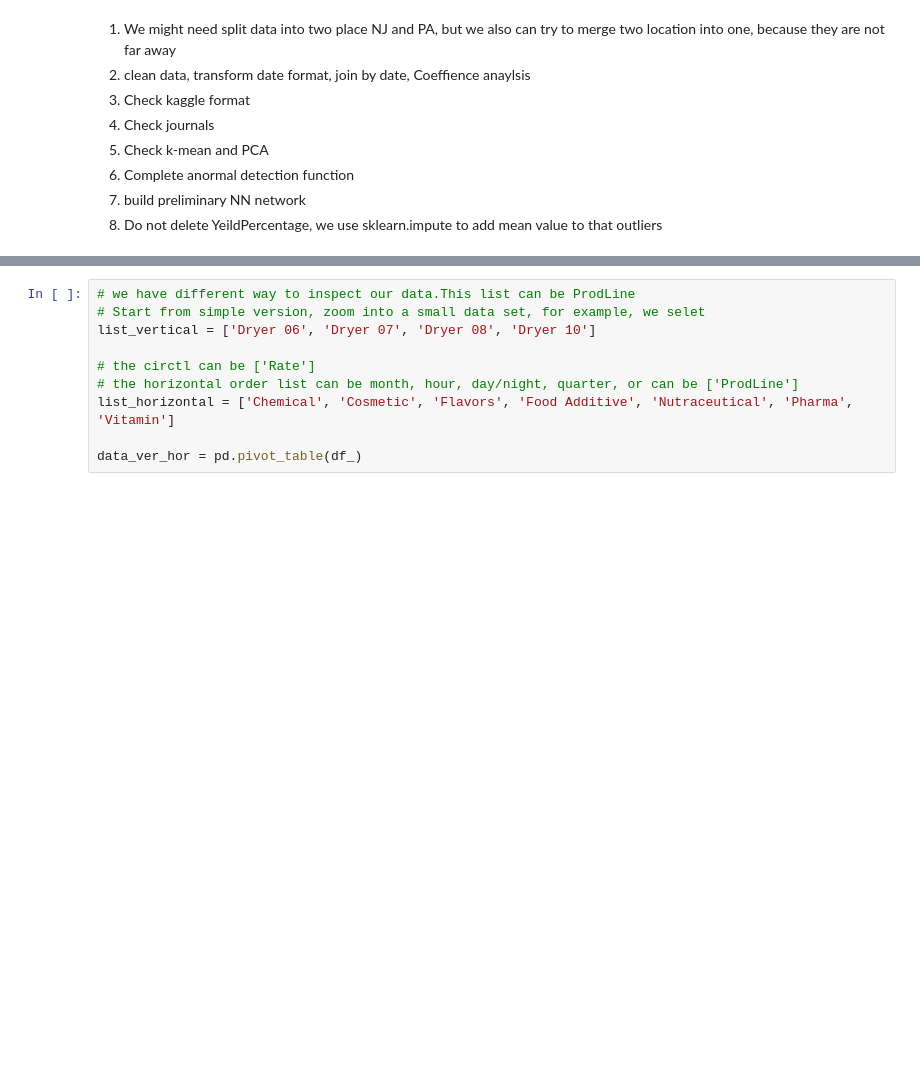
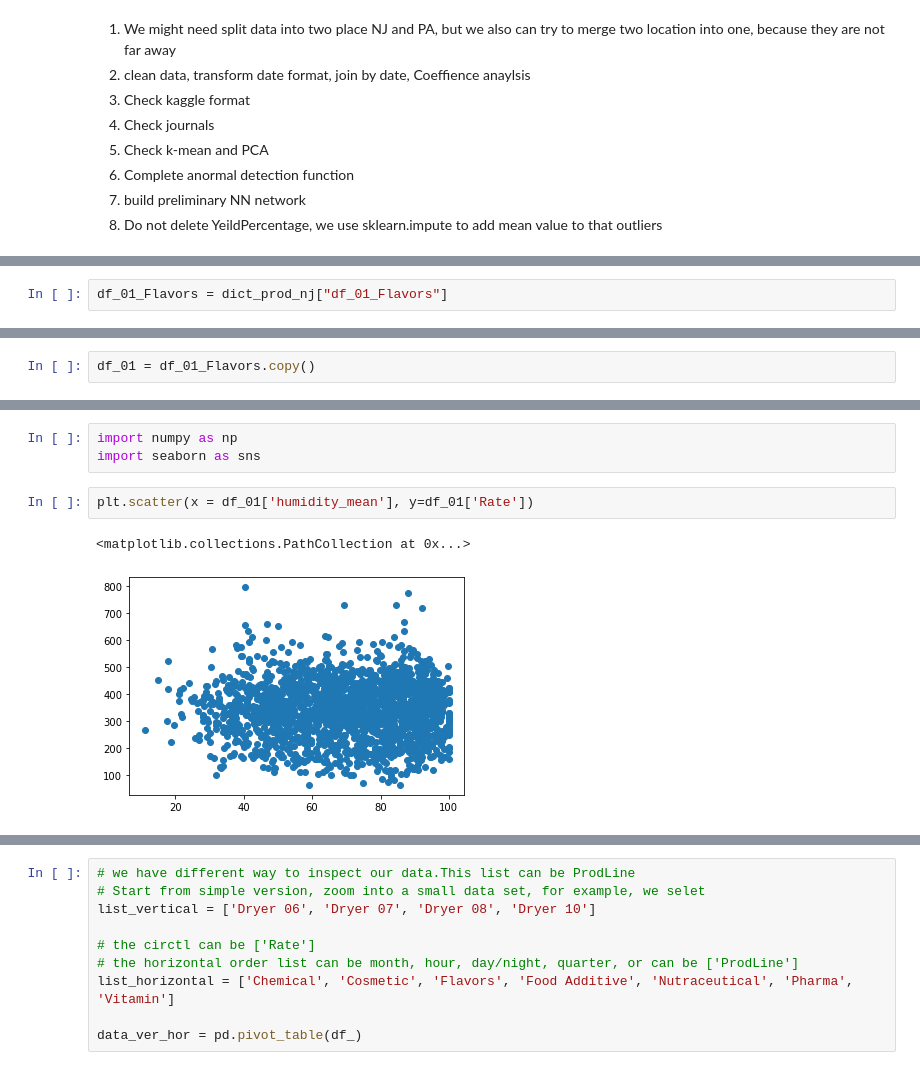
Before and after one commit to L3P3titPrince/Spray_Weather_Forecast, a Jupyter notebook: 21_Weather.ipynb, the cells around one changed output, grey strips where cells are left out. Cells and saved outputs as stored; diff of their text form; blank space fills up the shorter version.

```diff
--- a/21_Weather.ipynb
+++ b/21_Weather.ipynb
@@ -1879,0 +1888,2 @@ If you check our multi result, they are same 2572 records
+# %%
+df_01_Flavors = dict_prod_nj["df_01_Flavors"]
@@ -1879,0 +1894,2 @@ If you check our multi result, they are same 2572 records
+# %%
+df_01 = df_01_Flavors.copy()
@@ -1879,0 +1911,8 @@ If you check our multi result, they are same 2572 records
+# %%
+import numpy as np
+import seaborn as sns
+# %%
+plt.scatter(x = df_01['humidity_mean'], y=df_01['Rate'])
+# %% [output]
+<matplotlib.collections.PathCollection at 0x...>
+[figure, added]
```
Also changed, not shown: parts of 155 cells of this notebook.
